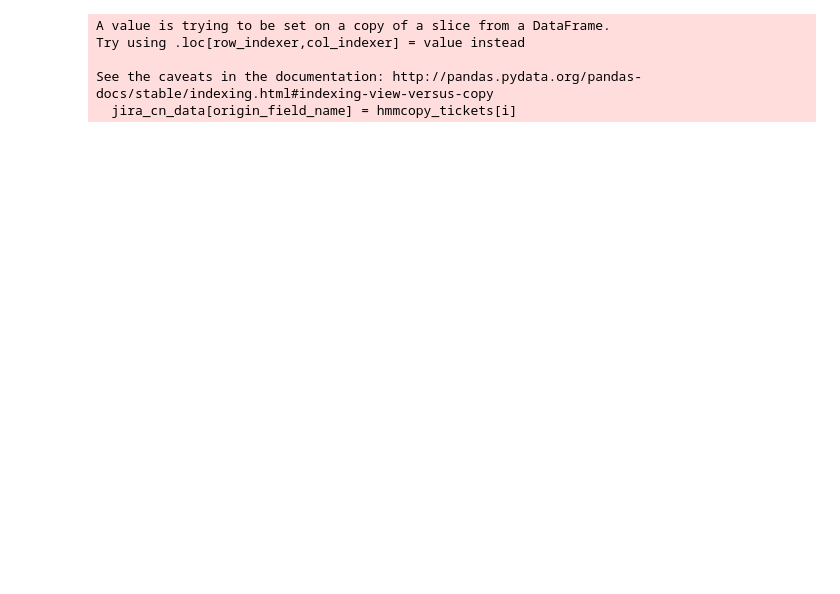
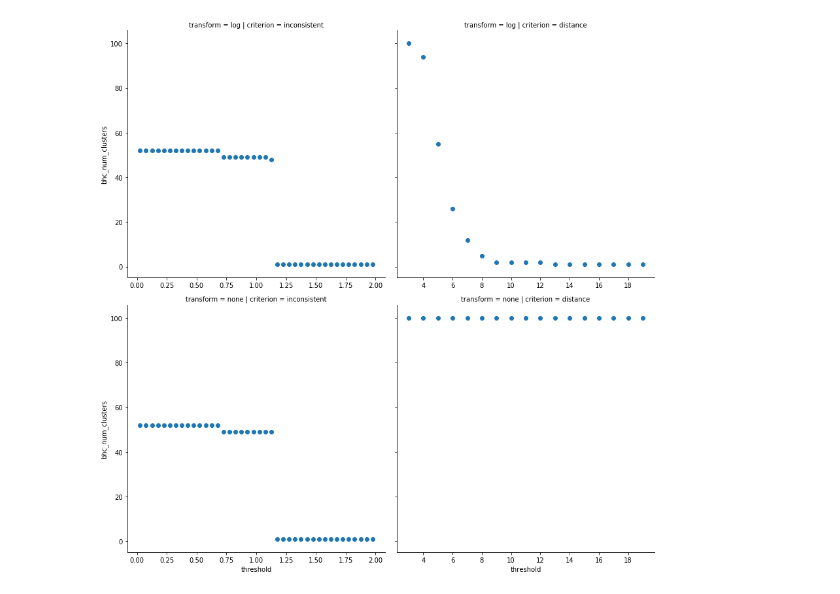
Before and after one commit to shahcompbio/scgenome-deprecated, a Jupyter notebook: notebooks/bayesian_spike_in.ipynb, the cells around one changed output. Cells and saved outputs as stored; diff of their text form; code cells hidden in the pictures; blank space fills up the shorter version.

```diff
--- a/notebooks/bayesian_spike_in.ipynb
+++ b/notebooks/bayesian_spike_in.ipynb
@@ -10,19 +16,18 @@ import seaborn as sns
 # %%
-all_cn_data_fp = "/Users/massoudmaher/data/SC_1936_1937_cn_data.csv"
-all_cn_data = pd.read_csv(all_cn_data_fp)
-all_cn_data = all_cn_data.iloc[:,1:]
+cn_data_fp = "/Users/massoudmaher/data/sc1935to37_spike_in_chrX.csv"
+cn_data = pd.read_csv(cn_data_fp).iloc[:,1:]
 # %%
-hmmcopy_tickets = ['SC-1936', 'SC-1937']
-sample_ids = [['SA921'], ['SA1090']]
+hmmcopy_tickets = ['SC-1935', 'SC-1936', 'SC-1937']
+sample_ids = [["SA922"], ['SA921'], ['SA1090']]
 
 # spike in params
-total_ncells = 20
-proportions = [0.6, 0.4]
+total_ncells = 100
+proportions = [0.3, 0.3, 0.4]
 
 # bhc params
-n_states = 12
-alpha = 0.3
-prob_cn_change = 0.8
+n_states = 8
+alpha = 3
+prob_cn_change = 0.9
 bhc_incon = 2 # inconsistent score used for making clusters from bhc
 bhc_depth = 2
 
@@ -31,15 +36,8 @@ naive_method = "complete"
 naive_metric = "cityblock"
 naive_incon = 1.1
 naive_depth = 2
+
+# Params for testing threshold values
+params = simulation.expand_grid({"transform":["log","none"], "criterion": ["inconsistent"], "threshold": np.arange(0.025, 2, step=0.05)})
+params = pd.concat([params, simulation.expand_grid({"transform":["log","none"], "criterion": ["distance"], "threshold": np.arange(3, 20, step=1)})])
-# %%
-subsample = utils.get_cn_data_submixture(all_cn_data, total_ncells, hmmcopy_tickets, sample_ids, proportions=[0.6, 0.4])
-
-mixed_cn_data = subsample["mixed_cn_data"]
-cell_counts = subsample["cell_counts"]
-# %% [output]
-A value is trying to be set on a copy of a slice from a DataFrame.
-Try using .loc[row_indexer,col_indexer] = value instead
-
-See the caveats in the documentation: http://pandas.pydata.org/pandas-docs/stable/indexing.html#indexing-view-versus-copy
-  jira_cn_data[origin_field_name] = hmmcopy_tickets[i]
 # %%
@@ -49 +50,19 @@ bhc_linkage, bhc_root, bhc_cell_ids, matrix_data, measurement, variances = (
+# %%
+bhc_linkage, bhc_plot_data = simulation.get_plot_data(bhc_linkage)
+lbhc_plot_data = bhc_plot_data.copy()
+lbhc_plot_data[:,2] = np.log(bhc_plot_data[:,2]) # Log because the highest link is way higher
+
+def apply_fn(row):
+    if row["transform"] == "log":
+        df = lbhc_plot_data
+    else:
+        df = bhc_plot_data
+    return sch.fcluster(df, row["threshold"], criterion=row["criterion"])
+params["bhc_fcluster"] = params.apply(apply_fn, axis=1)
+params["bhc_num_clusters"] = params["bhc_fcluster"].apply(lambda x: len(set(x)))
+
+g = sns.FacetGrid(data=params, col="criterion", row="transform", size=6, sharey=True, sharex=False).add_legend()
+g = g.map(plt.scatter, "threshold", "bhc_num_clusters")
+# %% [output]
+[figure, added]
 # %%
```
Also changed, not shown: parts of 19 cells of this notebook, 14 other files.
